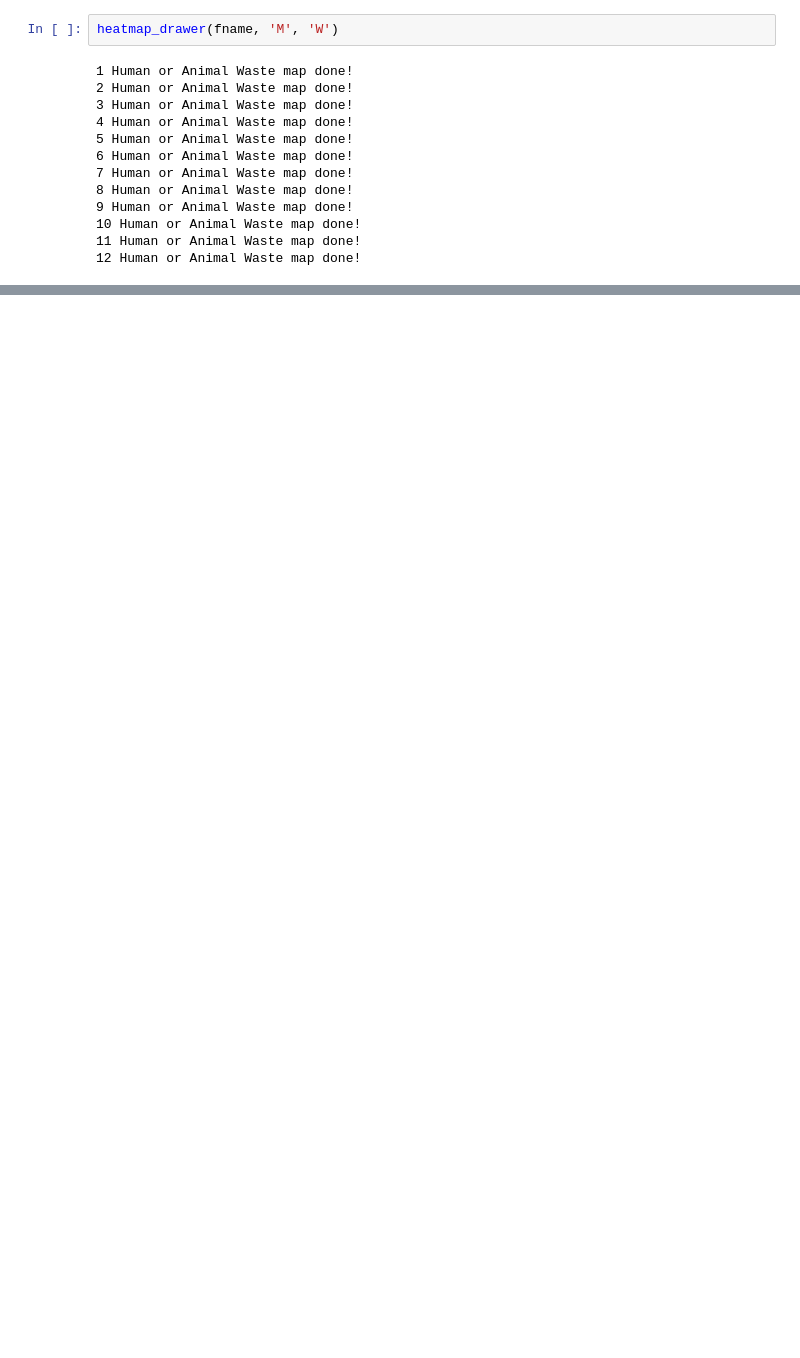
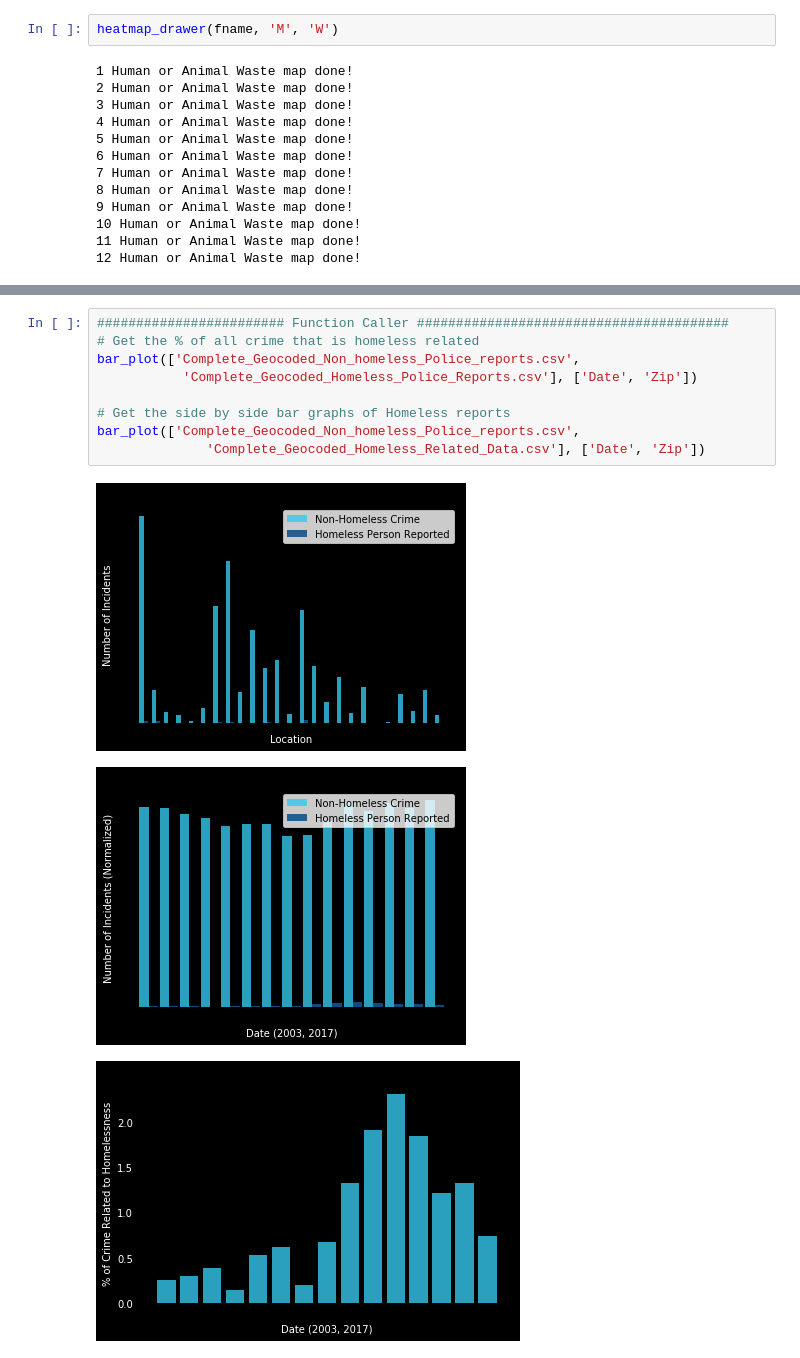
Before and after one commit to tanishjain/143HomelessTracker, a Jupyter notebook: Analysis.ipynb, the cells around one changed output, grey strips where cells are left out. Drawn from its saved outputs; the diff is of its cells as text; blank space fills up the shorter version.

```diff
--- a/Analysis.ipynb
+++ b/Analysis.ipynb
@@ -214,0 +262,13 @@ heatmap_drawer(fname, 'M', 'W')
+# %%
+######################## Function Caller ########################################
+# Get the % of all crime that is homeless related
+bar_plot(['Complete_Geocoded_Non_homeless_Police_reports.csv',
+           'Complete_Geocoded_Homeless_Police_Reports.csv'], ['Date', 'Zip'])
+
+# Get the side by side bar graphs of Homeless reports
+bar_plot(['Complete_Geocoded_Non_homeless_Police_reports.csv',
+              'Complete_Geocoded_Homeless_Related_Data.csv'], ['Date', 'Zip'])
+# %% [output]
+[figure, added]
+[figure, added]
+[figure, added]
```
Also changed, not shown: parts of 6 cells of this notebook.
